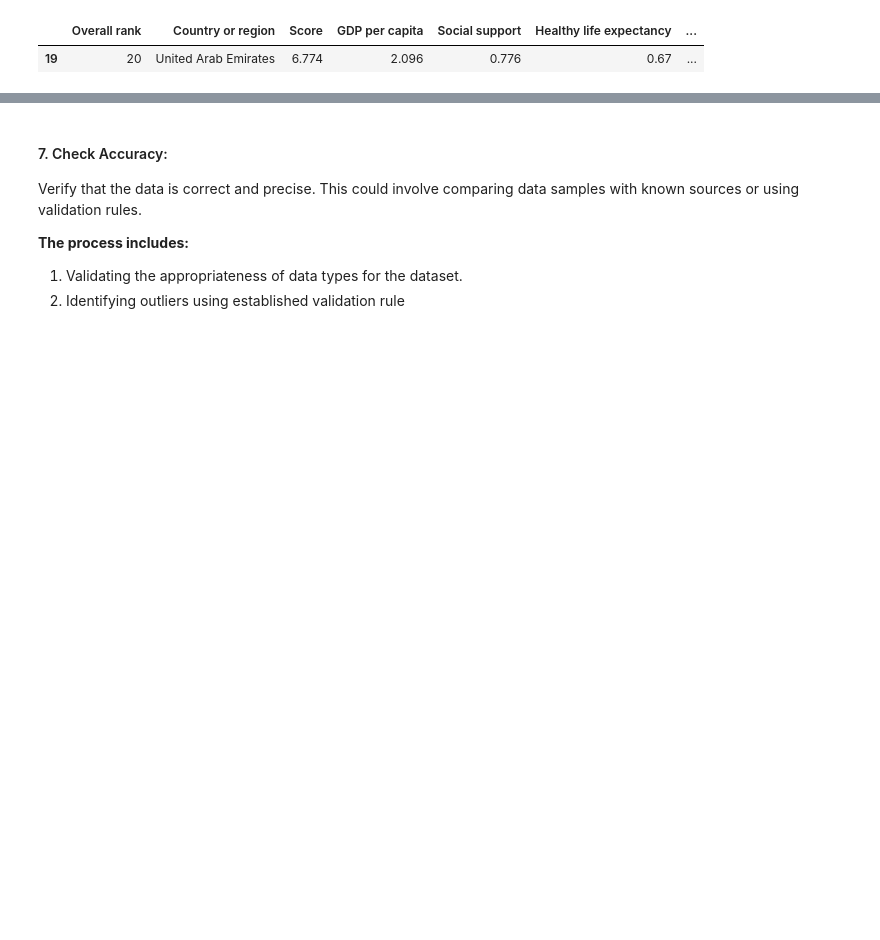
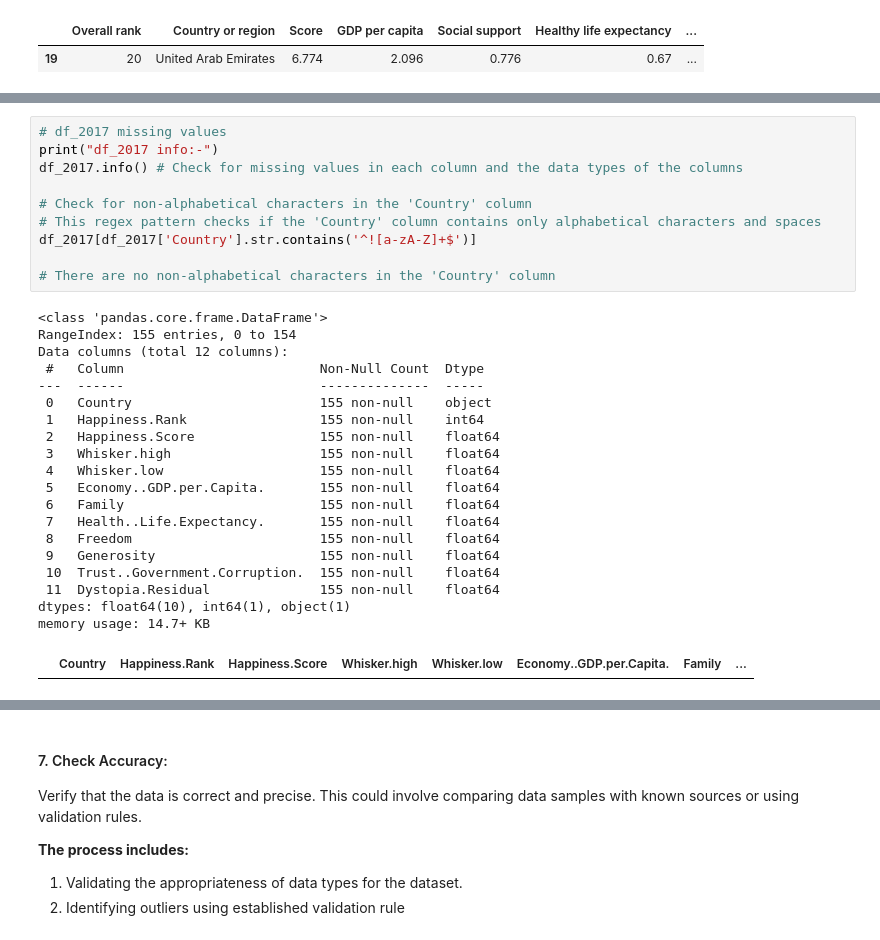
Before and after one commit to Faris35/Usecase-2, a Jupyter notebook: EDA explain template.ipynb, the cells around one changed output, grey strips where cells are left out. Drawn from its saved outputs; the diff is of its cells as text; blank space fills up the shorter version.

```diff
--- a/EDA explain template.ipynb
+++ b/EDA explain template.ipynb
@@ -411,0 +470,31 @@ Number of missing values in df_2019 = 0
+# %%
+# df_2017 missing values
+print("df_2017 info:-")
+df_2017.info() # Check for missing values in each column and the data types of the columns
+
+# Check for non-alphabetical characters in the 'Country' column
+# This regex pattern checks if the 'Country' column contains only alphabetical characters and spaces
+df_2017[df_2017['Country'].str.contains('^![a-zA-Z]+$')]
+
+# There are no non-alphabetical characters in the 'Country' column
+# %% [output]
+<class 'pandas.core.frame.DataFrame'>
+RangeIndex: 155 entries, 0 to 154
+Data columns (total 12 columns):
+ #   Column                         Non-Null Count  Dtype
+---  ------                         --------------  -----
+ 0   Country                        155 non-null    object
+ 1   Happiness.Rank                 155 non-null    int64
+ 2   Happiness.Score                155 non-null    float64
+ 3   Whisker.high                   155 non-null    float64
+ 4   Whisker.low                    155 non-null    float64
+ 5   Economy..GDP.per.Capita.       155 non-null    float64
+ 6   Family                         155 non-null    float64
+ 7   Health..Life.Expectancy.       155 non-null    float64
+ 8   Freedom                        155 non-null    float64
+ 9   Generosity                     155 non-null    float64
+ 10  Trust..Government.Corruption.  155 non-null    float64
+ 11  Dystopia.Residual              155 non-null    float64
+dtypes: float64(10), int64(1), object(1)
+memory usage: 14.7+ KB
+|  | Country | Happiness.Rank | Happiness.Score | Whisker.high | Whisker.low | Economy..GDP.per.Capita. | Family | ... |
```
Also changed, not shown: parts of 5 cells of this notebook.
